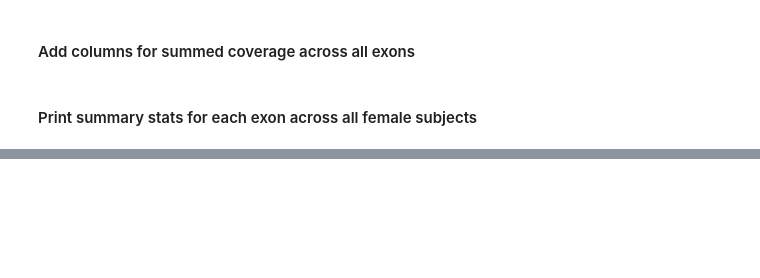
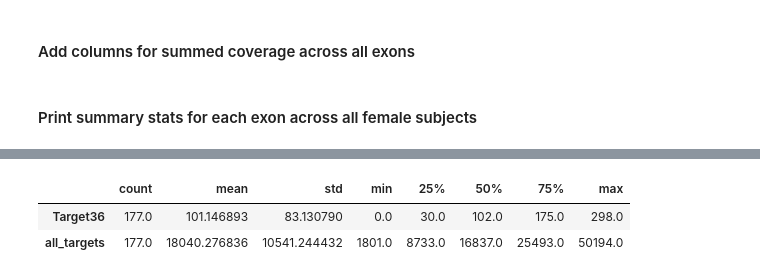
Before and after one commit to vkozareva/geneCNV, a Jupyter notebook: notebooks/analyze_coverage_matrix.ipynb, the cells around one changed output, grey strips where cells are left out. Drawn from its saved outputs; the diff is of its cells as text; code cells hidden in the pictures; blank space fills up the shorter version.

```diff
--- a/notebooks/analyze_coverage_matrix.ipynb
+++ b/notebooks/analyze_coverage_matrix.ipynb
@@ -120,0 +120,6 @@ females_only.filter(regex=('Ex|Target|all_targets')).describe().T
+# %%
+females_only.filter(regex=('Target36|all_targets')).describe().T
+# %% [output]
+|  | count | mean | std | min | 25% | 50% | 75% | max |
+| Target36 | 177.0 | 101.146893 | 83.130790 | 0.0 | 30.0 | 102.0 | 175.0 | 298.0 |
+| all_targets | 177.0 | 18040.276836 | 10541.244432 | 1801.0 | 8733.0 | 16837.0 | 25493.0 | 50194.0 |
```
Also changed, not shown: parts of 7 cells of this notebook.
